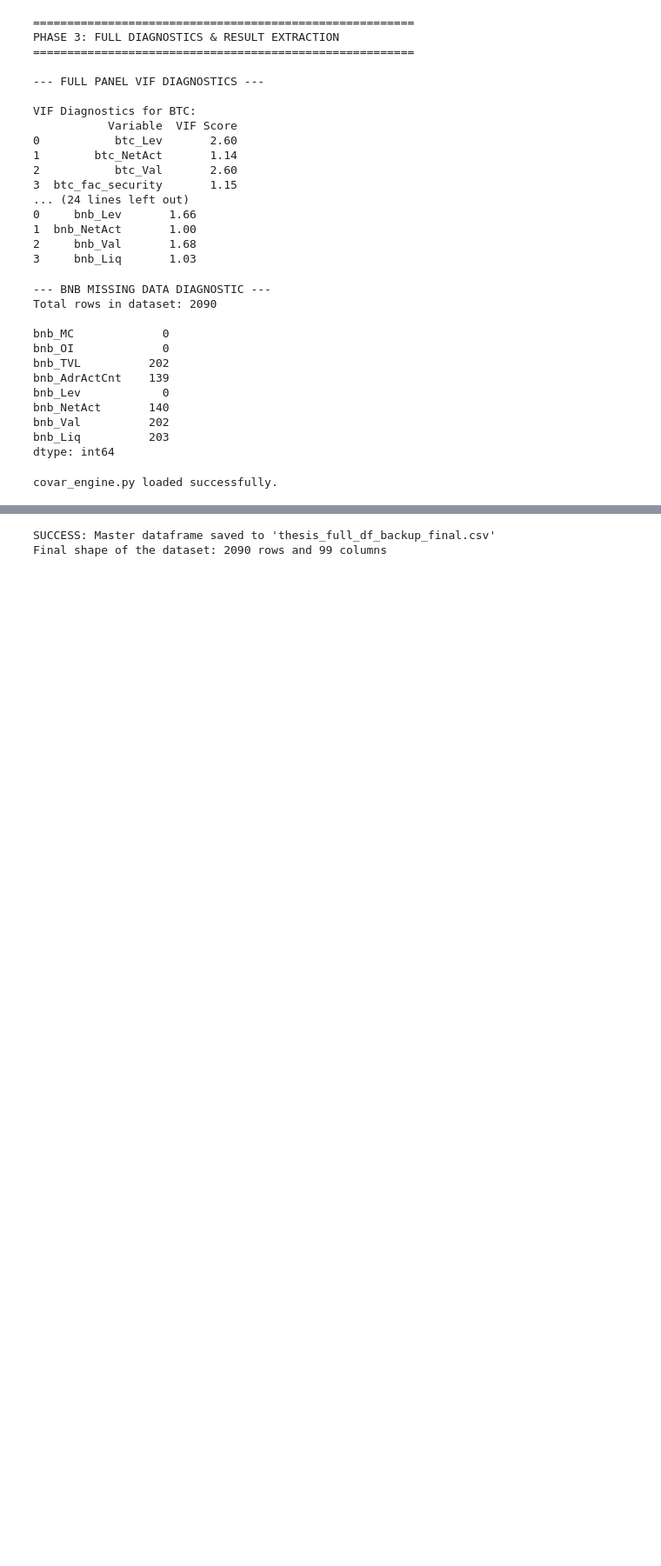
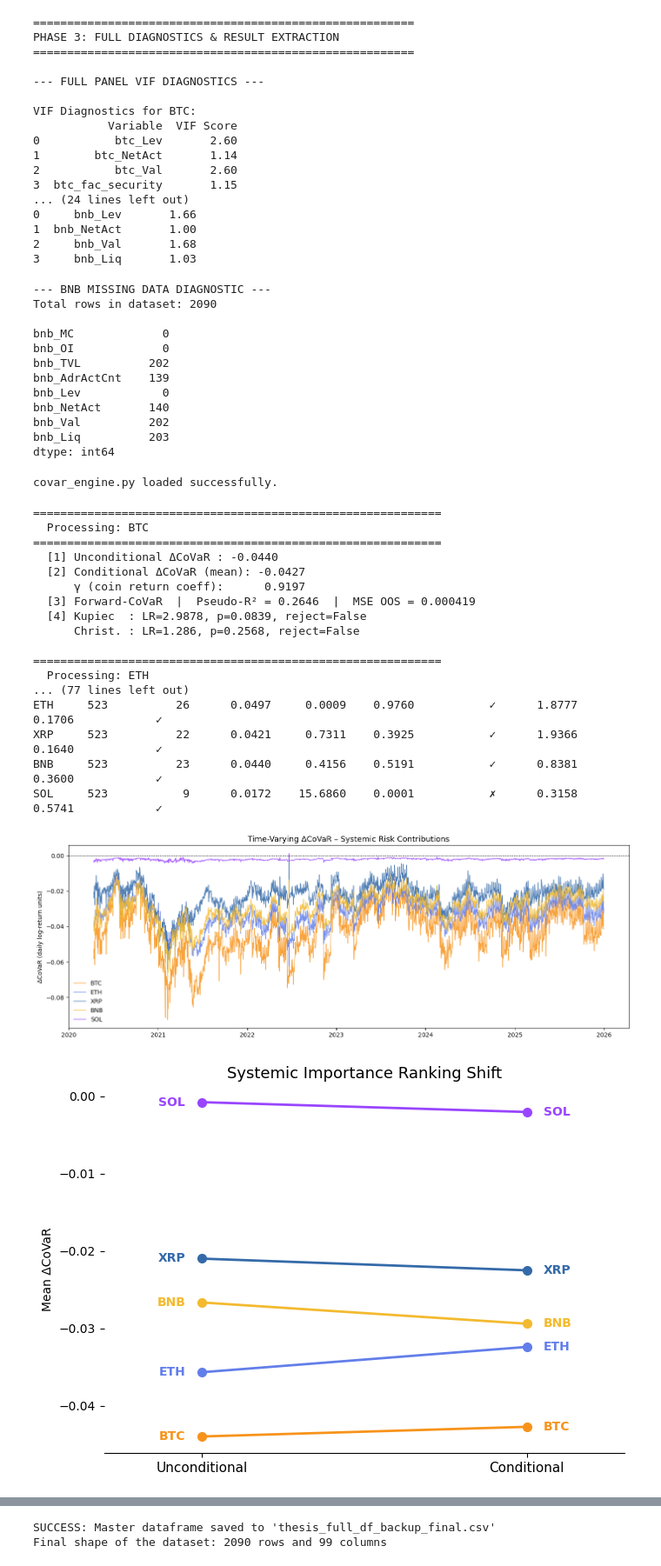
Before and after one commit to siebe2607-netizen/thesis_covar_project, a Jupyter notebook: Thesis_MSc_siebemeijer.ipynb, the cells around one changed output, grey strips where cells are left out. Shown at 87% size. Cells and saved outputs as stored; diff of their text form; code cells hidden in the pictures; blank space fills up the shorter version.

```diff
--- a/Thesis_MSc_siebemeijer.ipynb
+++ b/Thesis_MSc_siebemeijer.ipynb
@@ -2497,2 +2497,59 @@ if __name__ == "__main__":
 # %% [output]
 covar_engine.py loaded successfully.
+# %%
+
+# =============================================================================
+# ENTRY POINT
+# =============================================================================
+# In your notebook, after full_df is built, simply call:
+#
+#   from covar_engine import run_full_pipeline, print_summary_report
+#   from covar_engine import plot_dynamic_covar, plot_forward_covar_fit
+#   from covar_engine import plot_ranking_shift, plot_feature_importance
+#
+#   # ==========================================================
+# AVAILABLE ENGINE PARAMETERS:
+# q (float): Tail-risk Quantile (e.g., 0.05 for 5% tail, 0.01 for 1% tail)
+# horizon (int): Forward prediction horizon in days (e.g. 1, 5, 10)
+# windows (list): Rolling window lengths (e.g. [50, 100, 200], Default=[100])
+# scale_features (bool): True = Z-score standardization
+# use_expanding (bool): True = Rolling OOS forecast, False = Static in-sample
+# use_quantreg (bool): True = Quantile Regression, False = OLS Replication
+# ==========================================================
+results = run_full_pipeline(
+    full_df,
+    q=0.05,
+    horizon=1,
+    windows=[100],
+    scale_features=True,
+    use_expanding=True,
+    use_quantreg=False)
+
+print_summary_report(results)
+plot_dynamic_covar(results)
+plot_ranking_shift(results)
+plot_feature_importance(results)
+for t in ["btc", "eth", "xrp", "bnb", "sol"]:
+    plot_forward_covar_fit(results, t)
+#
+# =============================================================================
+# %% [output]
+============================================================
+  Processing: BTC
+============================================================
+  [1] Unconditional ΔCoVaR : -0.0440
+  [2] Conditional ΔCoVaR (mean): -0.0427
+      γ (coin return coeff):      0.9197
+  [3] Forward-CoVaR  |  Pseudo-R² = 0.2646  |  MSE OOS = 0.000419
+  [4] Kupiec  : LR=2.9878, p=0.0839, reject=False
+      Christ. : LR=1.286, p=0.2568, reject=False
+
+============================================================
+  Processing: ETH
+... (77 lines left out)
+ETH     523          26      0.0497     0.0009    0.9760           ✓      1.8777     0.1706            ✓
+XRP     523          22      0.0421     0.7311    0.3925           ✓      1.9366     0.1640            ✓
+BNB     523          23      0.0440     0.4156    0.5191           ✓      0.8381     0.3600            ✓
+SOL     523           9      0.0172    15.6860    0.0001           ✗      0.3158     0.5741            ✓
+[figure, added]
+[figure, added]
```
Also changed, not shown: parts of 17 cells of this notebook, 22 other files.
